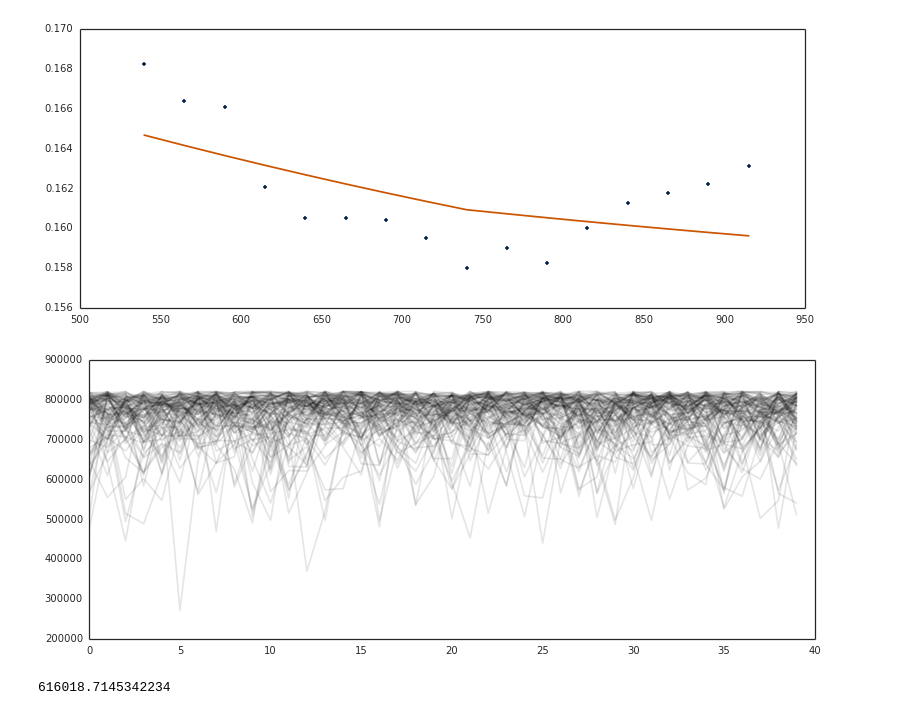
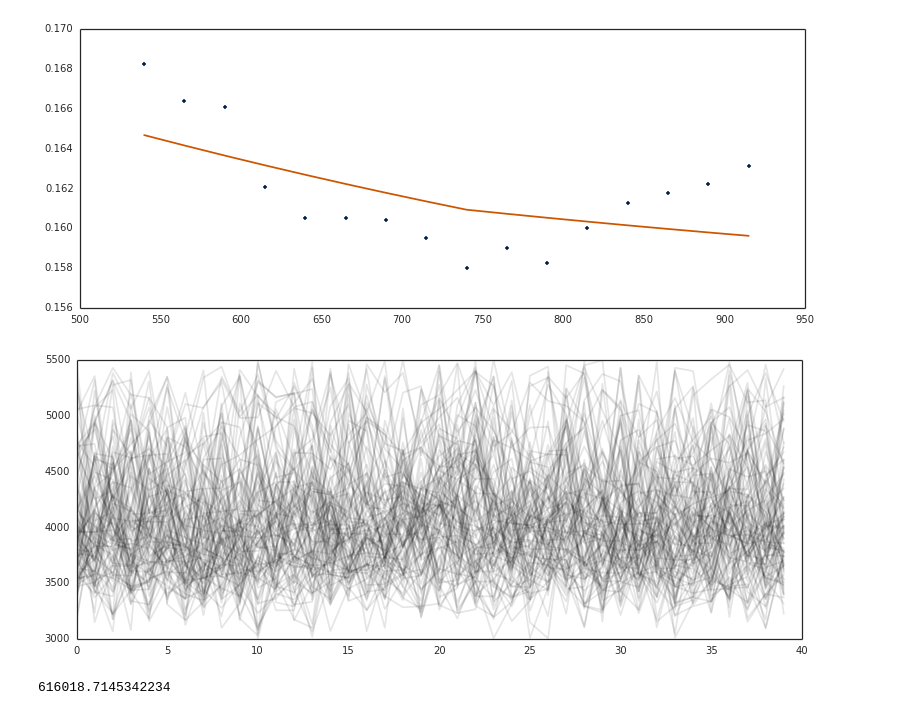
Before and after one commit to hpparvi/Parviainen-2015-TrES-3b-OSIRIS, a Jupyter notebook: 007_Atmosphere_model_Rayleigh.ipynb, the cells around one changed output. Cells and saved outputs as stored; diff of their text form; code cells hidden in the pictures.

```diff
--- a/007_Atmosphere_model_Rayleigh.ipynb
+++ b/007_Atmosphere_model_Rayleigh.ipynb
@@ -165,9 +165,9 @@ pv0 = sampler.chain[:,-1,:].copy()
 sampler.reset()
 sampler.run_mcmc(pv0, 4000);
 # %%
-plot(sampler.chain[:,::100,1].T, 'k', alpha=0.1);
+plot(sampler.chain[:,::100,6].T, 'k', alpha=0.1);
 # %% [output]
-[figure, old version]
+[figure, new version]
 # %%
 fc = sampler.chain[:,::50,:].reshape([-1,lpf.ps.ndim])
 mp = median(fc,0)
```
Also changed, not shown: 4 other files.
